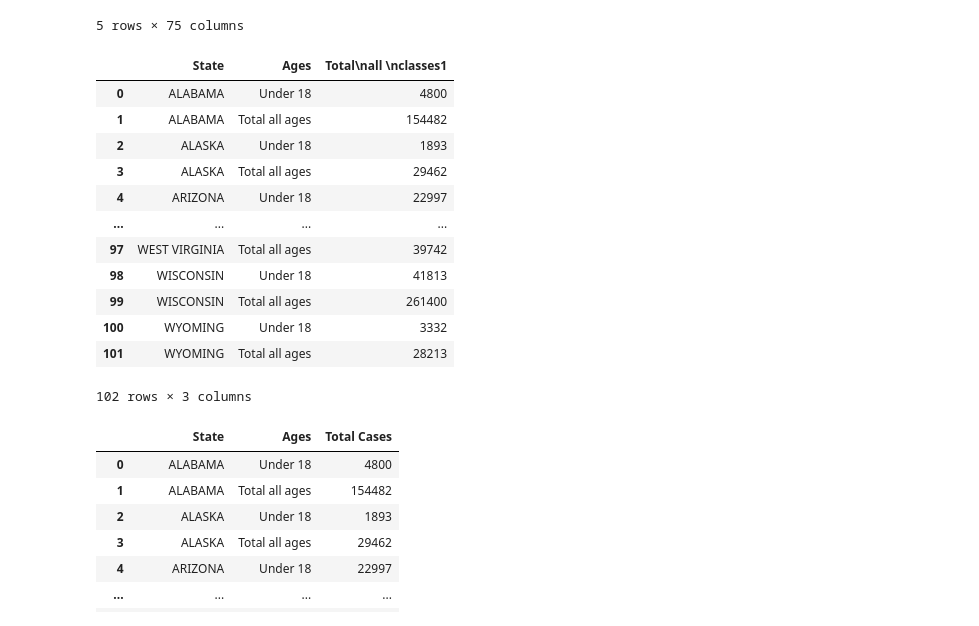
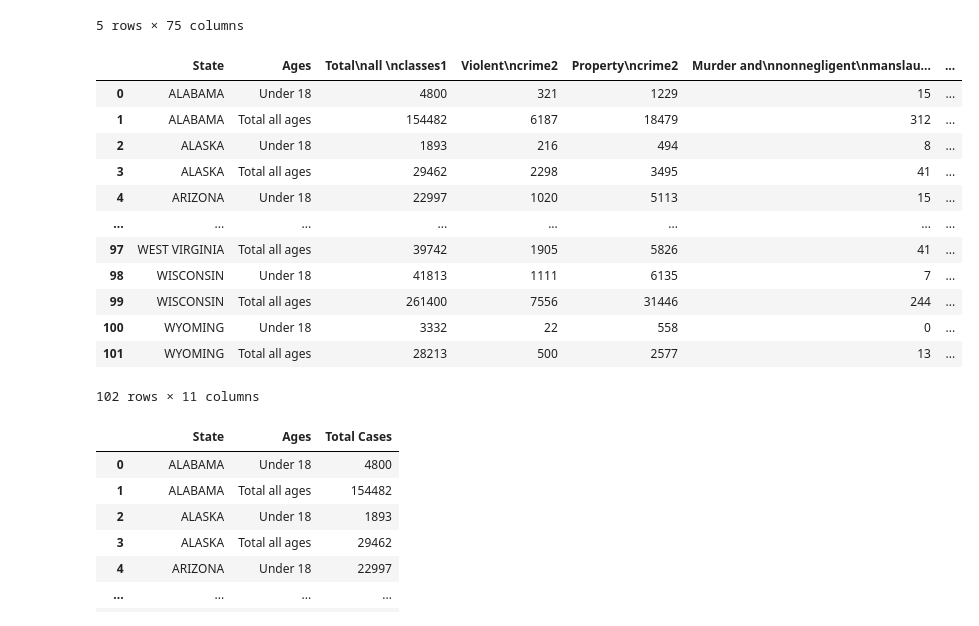
Before and after one commit to sjuarez382/UCI-Group_Project_1-Team9, a Jupyter notebook: Untitled.ipynb, the cells around one changed output. Drawn from its saved outputs; the diff is of its cells as text; code cells hidden in the pictures.

Commit message:
cleaning data cont

```diff
--- a/Untitled.ipynb
+++ b/Untitled.ipynb
@@ -39,22 +39,22 @@ test_data2.head()
 | 4 | Arizona | 62,283 | 2,291 | 59,700 | 2,689 | 61,125 | 2,642 | 57,100 | 1,971 | ... |
 5 rows × 75 columns
 # %%
-new_df = test_data.loc[:,["State", "Ages", "Total\nall \nclasses1", "2016\nestimated \npopulation"]]
+new_df = test_data.loc[:,["State", "Ages", "Total\nall \nclasses1", "Violent\ncrime2", "Property\ncrime2", "Murder and\nnonnegligent\nmanslaughter", "Rape3", "Robbery", "Aggravated\nassault", "Burglary", "2016\nestimated \npopulation",]]
 new_df
 # %% [output]
-|  | State | Ages | Total\nall \nclasses1 |
-| 0 | ALABAMA | Under 18 | 4800 |
-| 1 | ALABAMA | Total all ages | 154482 |
-| 2 | ALASKA | Under 18 | 1893 |
-| 3 | ALASKA | Total all ages | 29462 |
-| 4 | ARIZONA | Under 18 | 22997 |
-| ... | ... | ... | ... |
-| 97 | WEST VIRGINIA | Total all ages | 39742 |
-| 98 | WISCONSIN | Under 18 | 41813 |
-| 99 | WISCONSIN | Total all ages | 261400 |
-| 100 | WYOMING | Under 18 | 3332 |
-| 101 | WYOMING | Total all ages | 28213 |
+|  | State | Ages | Total\nall \nclasses1 | Violent\ncrime2 | Property\ncrime2 | Murder and\nnonnegligent\nmanslau... | ... |
+| 0 | ALABAMA | Under 18 | 4800 | 321 | 1229 | 15 | ... |
+| 1 | ALABAMA | Total all ages | 154482 | 6187 | 18479 | 312 | ... |
+| 2 | ALASKA | Under 18 | 1893 | 216 | 494 | 8 | ... |
+| 3 | ALASKA | Total all ages | 29462 | 2298 | 3495 | 41 | ... |
+| 4 | ARIZONA | Under 18 | 22997 | 1020 | 5113 | 15 | ... |
+| ... | ... | ... | ... | ... | ... | ... | ... |
+| 97 | WEST VIRGINIA | Total all ages | 39742 | 1905 | 5826 | 41 | ... |
+| 98 | WISCONSIN | Under 18 | 41813 | 1111 | 6135 | 7 | ... |
+| 99 | WISCONSIN | Total all ages | 261400 | 7556 | 31446 | 244 | ... |
+| 100 | WYOMING | Under 18 | 3332 | 22 | 558 | 0 | ... |
+| 101 | WYOMING | Total all ages | 28213 | 500 | 2577 | 13 | ... |
-102 rows × 3 columns
+102 rows × 11 columns
 # %%
 new_df = new_df.rename(columns={
     "Total\nall \nclasses1": "Total Cases"
```
